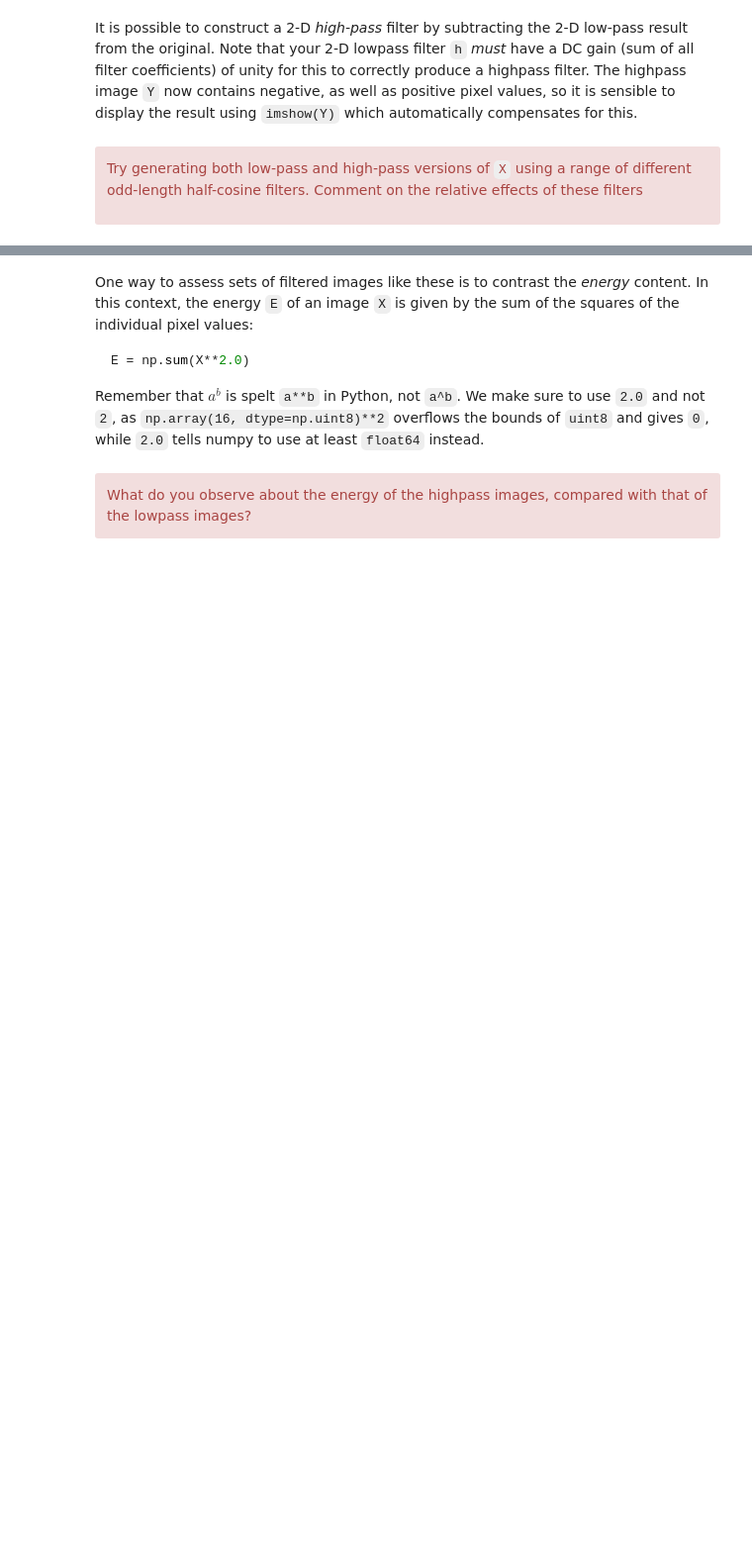
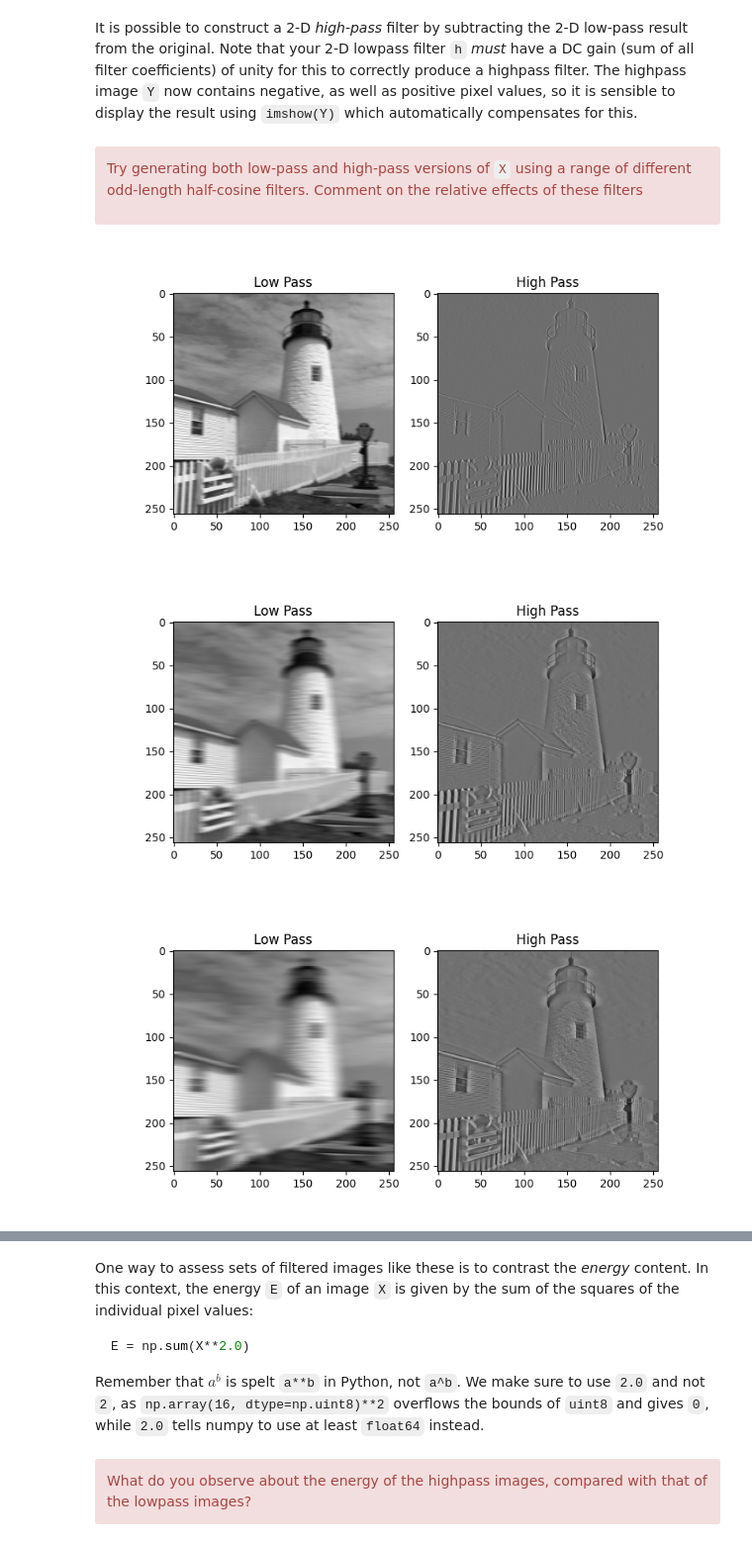
Before and after one commit to sigproc/cued_sf2_lab, a Jupyter notebook: 5-simple-image-filtering.ipynb, the cells around one changed output, grey strips where cells are left out. Shown at 99% size. Drawn from its saved outputs; the diff is of its cells as text; code cells hidden in the pictures; blank space fills up the shorter version.

```diff
--- a/5-simple-image-filtering.ipynb
+++ b/5-simple-image-filtering.ipynb
@@ -244,0 +220,24 @@ Try generating both low-pass and high-pass versions of `X` using a range of diff
+# %%
+# your code here
+Xf_array = []
+lengths = [5, 15, 25, 35]
+
+for length in lengths:
+    Xf_array.append(convse(X, halfcos(length)))
+
+Y_array = []
+
+for i in Xf_array:
+    Y_array.append(X - i)
+
+for idx, y in enumerate(Y_array):
+    fig, axs = plt.subplots(1, 2, figsize=(8, 4))
+    axs[0].imshow(Xf_array[idx], cmap="gray")
+    axs[0].set(title='Low Pass')
+    axs[1].imshow(y, cmap="gray")
+    axs[1].set(title='High Pass')
+    plt.show()
+# %% [output]
+[figure, added]
+[figure, added]
+[figure, added]
```
Also changed, not shown: parts of 7 cells of this notebook, 1 other file.
